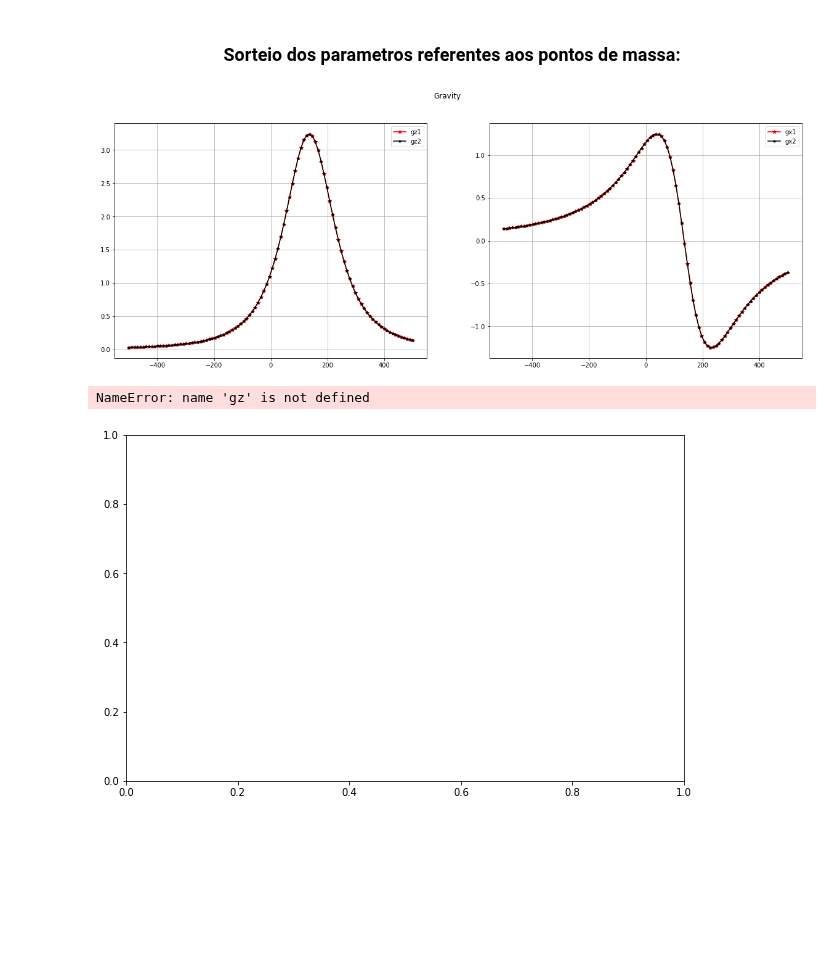
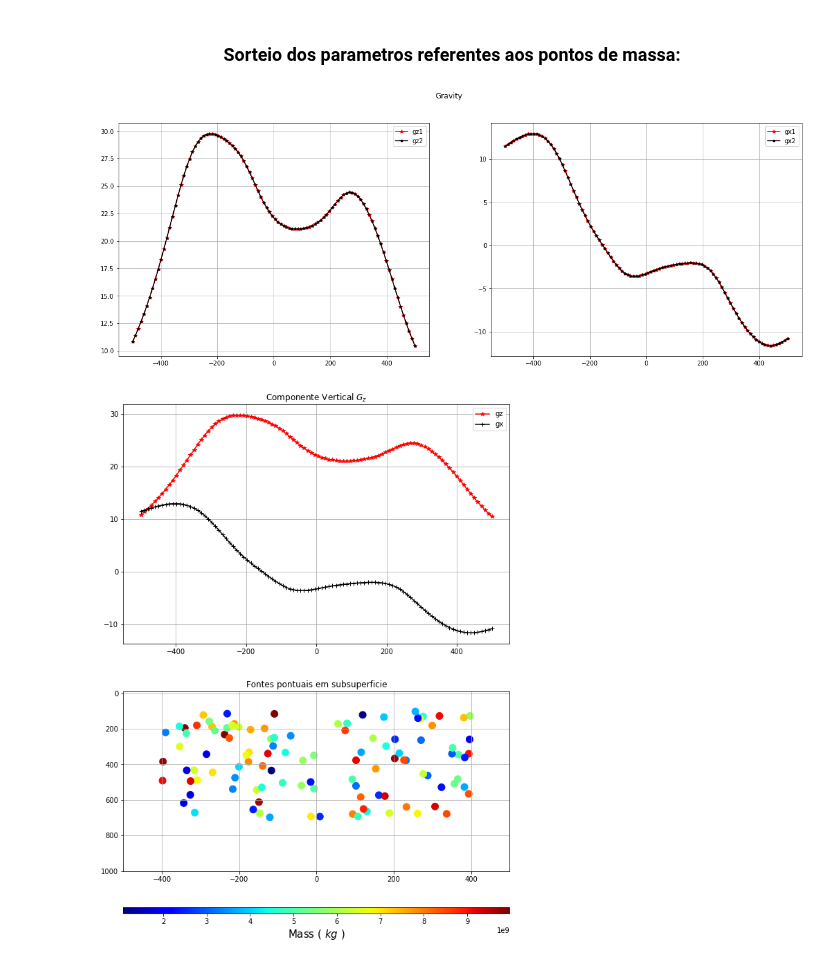
Before and after one commit to EdsonAlonso/EstagioCurricular, a Jupyter notebook: Sphere_grav.ipynb, the cells around one changed output. Saved outputs shown, nothing was run; the diff lists cells and outputs as text; code cells hidden in the pictures; blank space fills up the shorter version.

```diff
--- a/Sphere_grav.ipynb
+++ b/Sphere_grav.ipynb
@@ -53,7 +52,7 @@ massa = volfont(10,2000)[3] # kg
 # %% [markdown]
 ### <center> Sorteio dos parametros referentes aos pontos de massa:<center>
 # %%
-npoints = 1 # numero de fontes pontuais utilizadas
+npoints = 110 # numero de fontes pontuais utilizadas
 sphere = []
 for i in range(npoints):
     xc = uniform( -400.0, 400.0  ) #min(x), max(x) )
@@ -74,6 +73,7 @@ for i,j in enumerate(sphere):
     gx2 += gx2D(x,z,sphere[i])
     gz2 += gz2D(x,z,sphere[i])
 # %%
+sphere = np.array(sphere)
 plt.figure(figsize=(20,7), facecolor='w')
 plt.suptitle('Gravity')
 plt.subplot(121)
@@ -90,41 +90,40 @@ plt.grid()
 
 plt.show()
 # %% [output]
-[figure, old version]
+[figure, new version]
 # %%
 ### plot data and the model #####
-plt.figure(figsize=(10,14) )
+plt.figure(figsize=(10,14),facecolor='w' )
 plt.subplot(211)
-plt.plot(x,gz,'*-r', label='gz')
-plt.plot(x,gx,'+-k', label='gx')
+plt.plot(x,gz1,'*-r', label='gz')
+plt.plot(x,gx1,'+-k', label='gx')
 plt.legend()
 plt.grid()
 plt.title('Componente Vertical $G_z$')
 
 ###--------##########################
 plt.subplot(212)
-p1 = plt.scatter(xs, zs, s=100.0, c=ms, cmap='coolwarm')
+p1 = plt.scatter(sphere.T[0], sphere.T[1], s=100.0, c=sphere.T[2], cmap='jet')
 cbar = plt.colorbar(p1, aspect = 60, fraction = 0.1, orientation="horizontal")
 cbar.set_label('Mass ( $ kg $ )',fontsize=15, rotation = 0)
 
 #plt.gcf().gca().add_artist(circle1)
 #plt.gcf().gca().add_artist(circle2)
 plt.title('Fontes pontuais em subsuperficie')
 plt.grid()
 #plt.xlim( ((z[25])/2 - 1.5*(zmed+2*raio)/2, ((-z[25])/2) + 1.5*(zmed+2*raio)/2 ) )
 #plt.ylim( (z[25] , zmed + 2*raio) )
 
 plt.xlim( min(x), max(x) )
 plt.ylim( min(z), 1000.0 )
 
 plt.gca().invert_yaxis()
 #plt.savefig('TODO_023.pdf', dpi=300, transparet=True, bbox_inches='tight')
 #plt.colorbar()
 
 plt.show()
 # %% [output]
-NameError: name 'gz' is not defined
-[figure, old version]
+[figure, new version]
 # %%
 # calculo da componente vertical gz:
 #gz = np.zeros(50)
```
Also changed, not shown: parts of 8 cells of this notebook.
